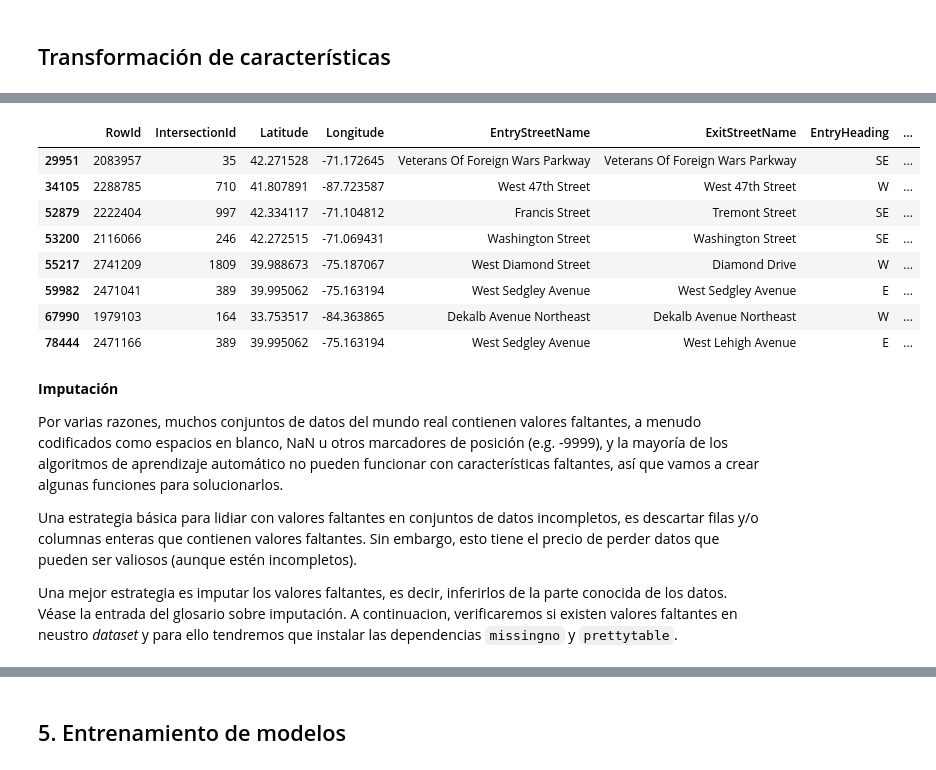
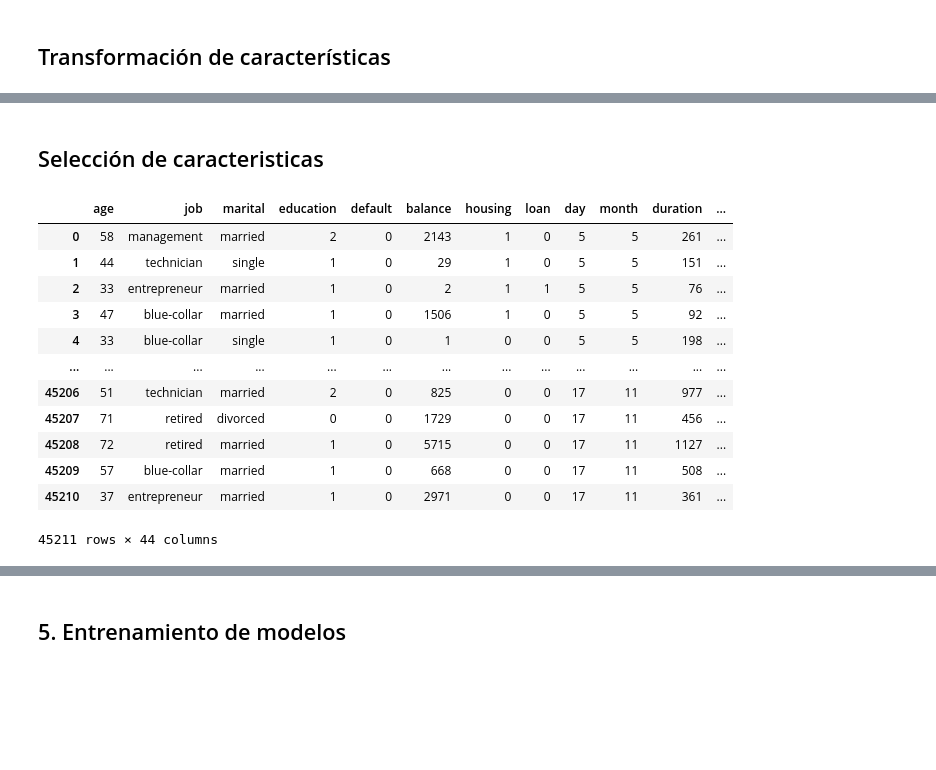
Before and after one commit to joefavergel/pbs-enae-ml-course, a Jupyter notebook: banking_marketing_and_interest_rates_ml_al_detal.ipynb, the cells around one changed output, grey strips where cells are left out. Saved outputs shown, nothing was run; the diff lists cells and outputs as text; code cells hidden in the pictures; blank space fills up the shorter version.

```diff
--- a/banking_marketing_and_interest_rates_ml_al_detal.ipynb
+++ b/banking_marketing_and_interest_rates_ml_al_detal.ipynb
@@ -543,7 +545,6 @@ def transform_age_to_categorical(ages, age_ranges):
 train["cat_age"] = transform_age_to_categorical(train["age"].tolist(), age_ranges)
 test["cat_age"] = transform_age_to_categorical(test["age"].tolist(), age_ranges)
 
-train = train.select_dtypes("number")
 with pd.option_context('display.max_columns', None):
     display(train)
 # %% [output]
@@ -566,6 +567,9 @@ with pd.option_context('display.max_columns', None):
 for feature in ["default", "housing", "loan", "cd"]:
     train[feature] = train[feature].replace(["yes", "no"], [1, 0]).astype(int)
     test[feature] = test[feature].replace(["yes", "no"], [1, 0]).astype(int)
+
+train["pdays"] = train["pdays"].replace(-1, 0)
+test["pdays"] = test["pdays"].replace(-1, 0)
 # %% [markdown]
 Necesitamos transformar las características categóricas. Las dos formas basicas para hacerlo son *labeling encoding* y el *one-hot encoding* (variante del *dummy encoding*).
 
@@ -615,0 +614,21 @@ from sklearn.model_selection import cross_val_score
+# %%
+train["month"] = train["month"].replace(
+    list(train["month"].value_counts().index),
+    [5, 7, 8, 6, 11, 4, 2, 1, 10, 9, 3, 12]
+)
+test["month"] = test["month"].replace(
+    list(test["month"].value_counts().index),
+    [5, 7, 8, 6, 11, 4, 2, 1, 10, 9, 3, 12]
+)
+
+train["year"] = pd.Series([2022] * len(train))
+train["date"] = pd.to_datetime(train[['year', 'month', 'day']])
+
+test["year"] = pd.Series([2023] * len(test))
+test["date"] = pd.to_datetime(test[['year', 'month', 'day']])
+
+with pd.option_context('display.max_columns', None):
+    print(f"[INFO] Training dataset dimnesions (rows, cols): {train.shape}")
+    display(train.head())
+    print(f"\n[INFO] Testing dataset dimnesions (rows, cols): {test.shape}")
+    display(test.head())
@@ -615,0 +676,13 @@ from sklearn.model_selection import cross_val_score
+# %%
+from feature_engine.creation import CyclicalFeatures
+
+
+cyc_enc = CyclicalFeatures()
+cyc_enc.fit(train[["day", "month"]])
+train = pd.concat(
+    [train, cyc_enc.transform(train[["day", "month"]])],
+axis=1)
+
+test = pd.concat(
+    [test, cyc_enc.transform(test[["day", "month"]])],
+axis=1)
@@ -918,21 +757,19 @@ detections = detect_outliers(
+# %% [markdown]
+## Selección de caracteristicas
 # %%
 with pd.option_context('display.max_columns', None):
-    display(detections[detections['outlier'] == 1])
+    display(train)
 # %% [output]
-|  | RowId | IntersectionId | Latitude | Longitude | EntryStreetName | ExitStreetName | EntryHeading | ... |
-| 29951 | 2083957 | 35 | 42.271528 | -71.172645 | Veterans Of Foreign Wars Parkway | Veterans Of Foreign Wars Parkway | SE | ... |
-| 34105 | 2288785 | 710 | 41.807891 | -87.723587 | West 47th Street | West 47th Street | W | ... |
-| 52879 | 2222404 | 997 | 42.334117 | -71.104812 | Francis Street | Tremont Street | SE | ... |
-| 53200 | 2116066 | 246 | 42.272515 | -71.069431 | Washington Street | Washington Street | SE | ... |
-| 55217 | 2741209 | 1809 | 39.988673 | -75.187067 | West Diamond Street | Diamond Drive | W | ... |
-| 59982 | 2471041 | 389 | 39.995062 | -75.163194 | West Sedgley Avenue | West Sedgley Avenue | E | ... |
-| 67990 | 1979103 | 164 | 33.753517 | -84.363865 | Dekalb Avenue Northeast | Dekalb Avenue Northeast | W | ... |
-| 78444 | 2471166 | 389 | 39.995062 | -75.163194 | West Sedgley Avenue | West Lehigh Avenue | E | ... |
+|  | age | job | marital | education | default | balance | housing | loan | day | month | duration | ... |
+| 0 | 58 | management | married | 2 | 0 | 2143 | 1 | 0 | 5 | 5 | 261 | ... |
+| 1 | 44 | technician | single | 1 | 0 | 29 | 1 | 0 | 5 | 5 | 151 | ... |
+| 2 | 33 | entrepreneur | married | 1 | 0 | 2 | 1 | 1 | 5 | 5 | 76 | ... |
+| 3 | 47 | blue-collar | married | 1 | 0 | 1506 | 1 | 0 | 5 | 5 | 92 | ... |
+| 4 | 33 | blue-collar | single | 1 | 0 | 1 | 0 | 0 | 5 | 5 | 198 | ... |
+| ... | ... | ... | ... | ... | ... | ... | ... | ... | ... | ... | ... | ... |
+| 45206 | 51 | technician | married | 2 | 0 | 825 | 0 | 0 | 17 | 11 | 977 | ... |
+| 45207 | 71 | retired | divorced | 0 | 0 | 1729 | 0 | 0 | 17 | 11 | 456 | ... |
+| 45208 | 72 | retired | married | 1 | 0 | 5715 | 0 | 0 | 17 | 11 | 1127 | ... |
+| 45209 | 57 | blue-collar | married | 1 | 0 | 668 | 0 | 0 | 17 | 11 | 508 | ... |
+| 45210 | 37 | entrepreneur | married | 1 | 0 | 2971 | 0 | 0 | 17 | 11 | 361 | ... |
+45211 rows × 44 columns
-# %% [markdown]
-**Imputación**
-
-Por varias razones, muchos conjuntos de datos del mundo real contienen valores faltantes, a menudo codificados como espacios en blanco, NaN u otros marcadores de posición (e.g. -9999), y la mayoría de los algoritmos de aprendizaje automático no pueden funcionar con características faltantes, así que vamos a crear algunas funciones para solucionarlos.
-
-Una estrategia básica para lidiar con valores faltantes en conjuntos de datos incompletos, es descartar filas y/o columnas enteras que contienen valores faltantes. Sin embargo, esto tiene el precio de perder datos que pueden ser valiosos (aunque estén incompletos).
-
-Una mejor estrategia es imputar los valores faltantes, es decir, inferirlos de la parte conocida de los datos. Véase la entrada del glosario sobre imputación. A continuacion, verificaremos si existen valores faltantes en neustro *dataset* y para ello tendremos que instalar las dependencias `missingno` y `prettytable`.
```
Also changed, not shown: parts of 69 cells of this notebook.
